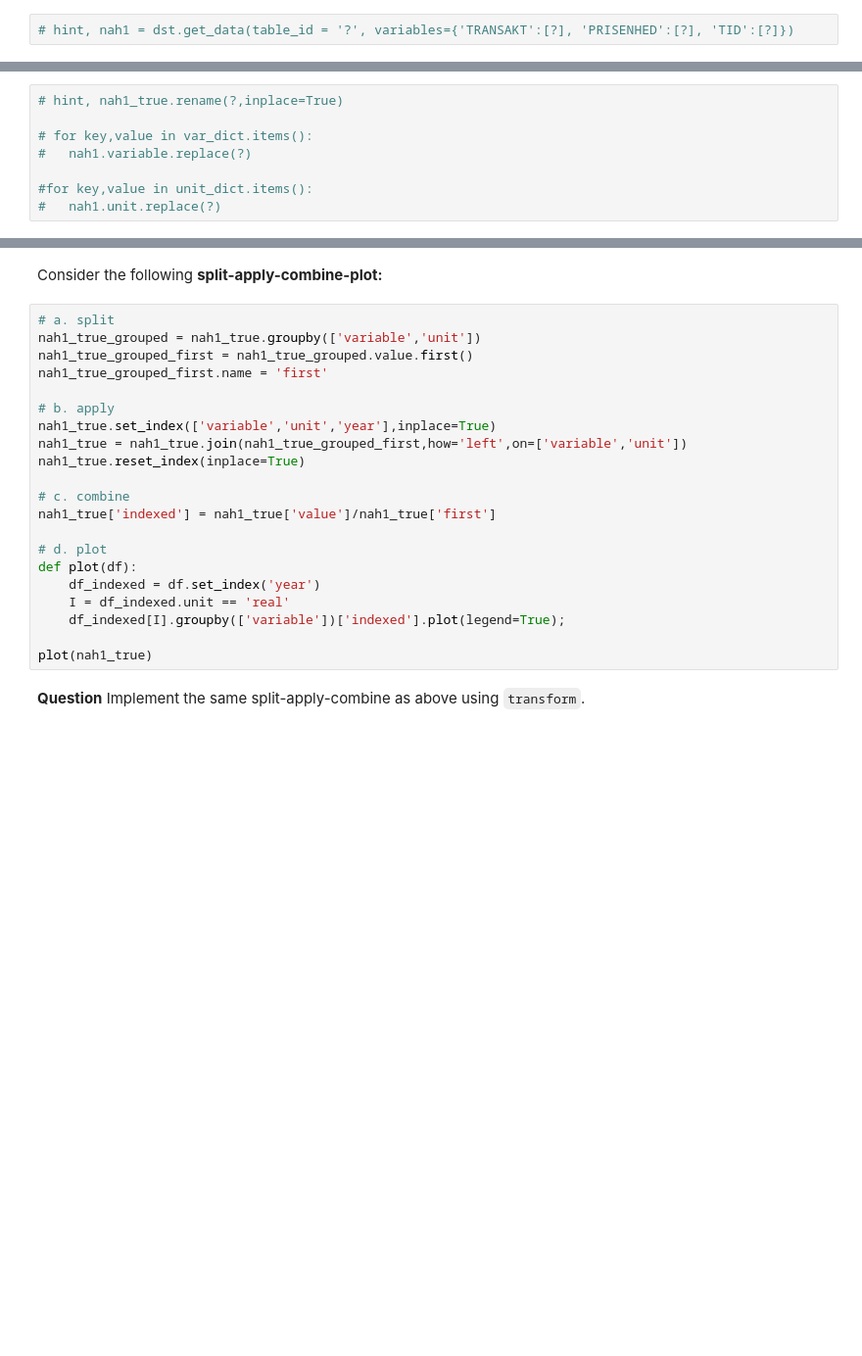
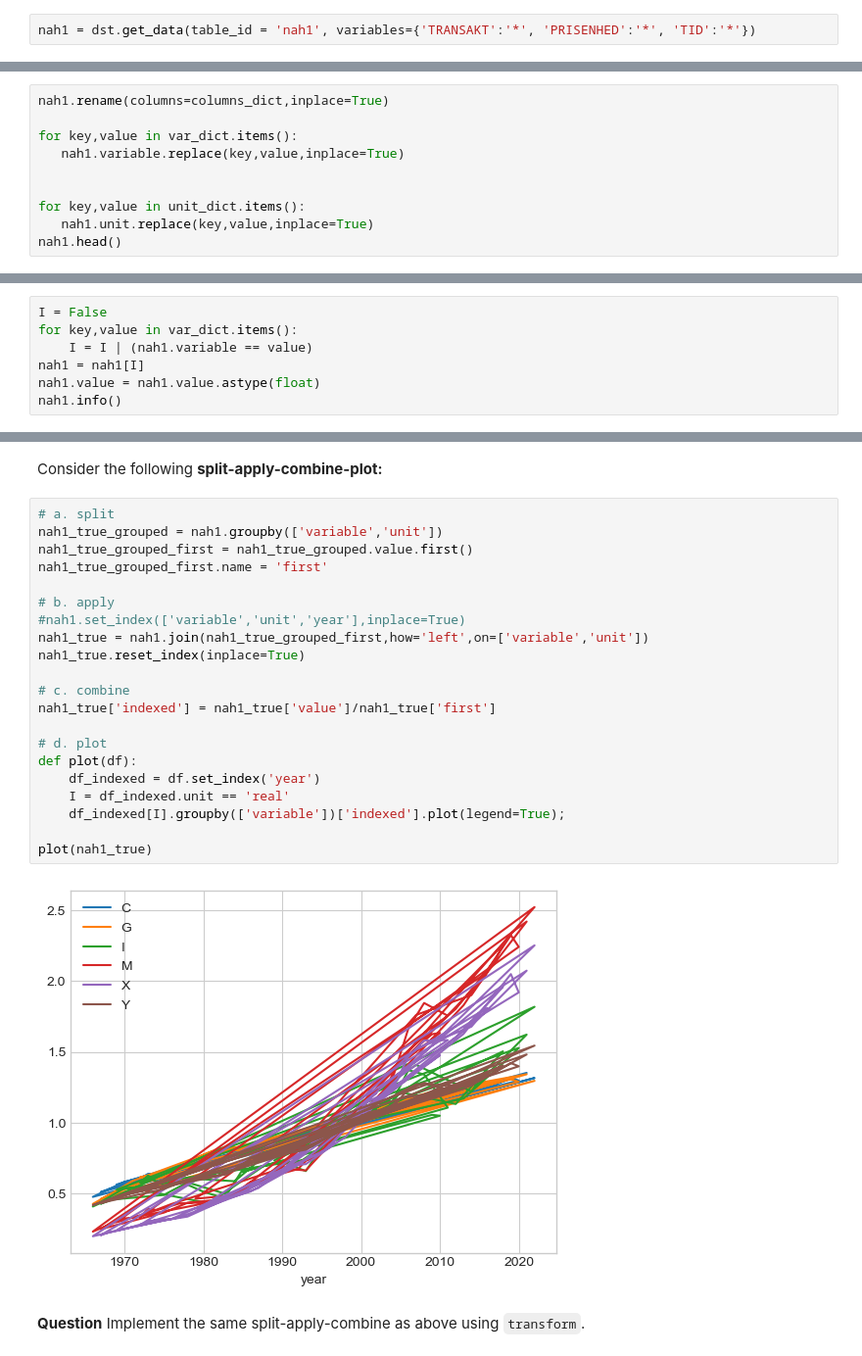
Before and after one commit to gcd196/Egen-mappe, a Jupyter notebook: Classes/7. seventh class/PS4/problem_set_4.ipynb, the cells around one changed output, grey strips where cells are left out. Shown at 98% size. Saved outputs shown, nothing was run; the diff lists cells and outputs as text; blank space fills up the shorter version.

```diff
--- a/Classes/7. seventh class/PS4/problem_set_4.ipynb
+++ b/Classes/7. seventh class/PS4/problem_set_4.ipynb
@@ -51,14 +39,16 @@ unit_dict['Current prices'] = 'nominal'
 # %% [markdown]
 **Step 1:** Download all of table `nah1`.
 # %%
-# hint, nah1 = dst.get_data(table_id = '?', variables={'TRANSAKT':[?], 'PRISENHED':[?], 'TID':[?]})
+nah1 = dst.get_data(table_id = 'nah1', variables={'TRANSAKT':'*', 'PRISENHED':'*', 'TID':'*'})
 # %% [markdown]
 **Step 2:** Rename the columns using `columns_dict` and replace data using `var_dict` and `unit_dict`.
 # %%
-# hint, nah1_true.rename(?,inplace=True)
+nah1.rename(columns=columns_dict,inplace=True)
 
-# for key,value in var_dict.items():
-#   nah1.variable.replace(?)
+for key,value in var_dict.items():
+   nah1.variable.replace(key,value,inplace=True)
 
-#for key,value in unit_dict.items():
-#   nah1.unit.replace(?)
+
+for key,value in unit_dict.items():
+   nah1.unit.replace(key,value,inplace=True)
+nah1.head()
@@ -69,0 +64,7 @@ unit_dict['Current prices'] = 'nominal'
+# %%
+I = False
+for key,value in var_dict.items():
+    I = I | (nah1.variable == value)
+nah1 = nah1[I]
+nah1.value = nah1.value.astype(float)
+nah1.info()
@@ -106,25 +167,27 @@ pop.head()
 Consider the following **split-apply-combine-plot:**
 # %%
 # a. split
-nah1_true_grouped = nah1_true.groupby(['variable','unit'])
+nah1_true_grouped = nah1.groupby(['variable','unit'])
 nah1_true_grouped_first = nah1_true_grouped.value.first()
 nah1_true_grouped_first.name = 'first'
 
 # b. apply
-nah1_true.set_index(['variable','unit','year'],inplace=True)
-nah1_true = nah1_true.join(nah1_true_grouped_first,how='left',on=['variable','unit'])
+#nah1.set_index(['variable','unit','year'],inplace=True)
+nah1_true = nah1.join(nah1_true_grouped_first,how='left',on=['variable','unit'])
 nah1_true.reset_index(inplace=True)
 
 # c. combine
 nah1_true['indexed'] = nah1_true['value']/nah1_true['first']
 
 # d. plot
 def plot(df):
     df_indexed = df.set_index('year')
     I = df_indexed.unit == 'real'
     df_indexed[I].groupby(['variable'])['indexed'].plot(legend=True);
 
 plot(nah1_true)
+# %% [output]
+[figure, added]
 # %% [markdown]
 **Question** Implement the same split-apply-combine as above using `transform`.
 # %%
```
Also changed, not shown: parts of 17 cells of this notebook, 1 other file.
